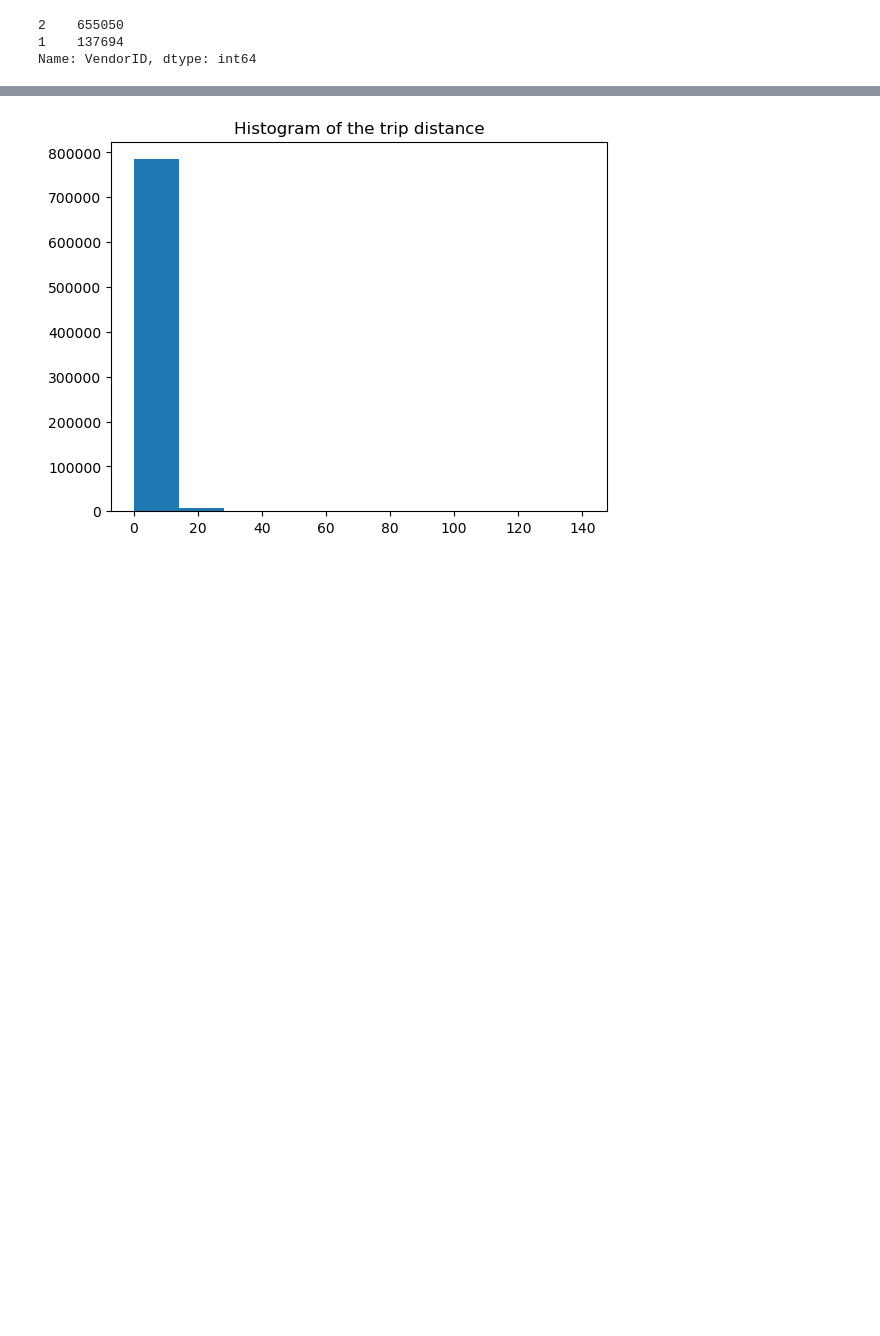
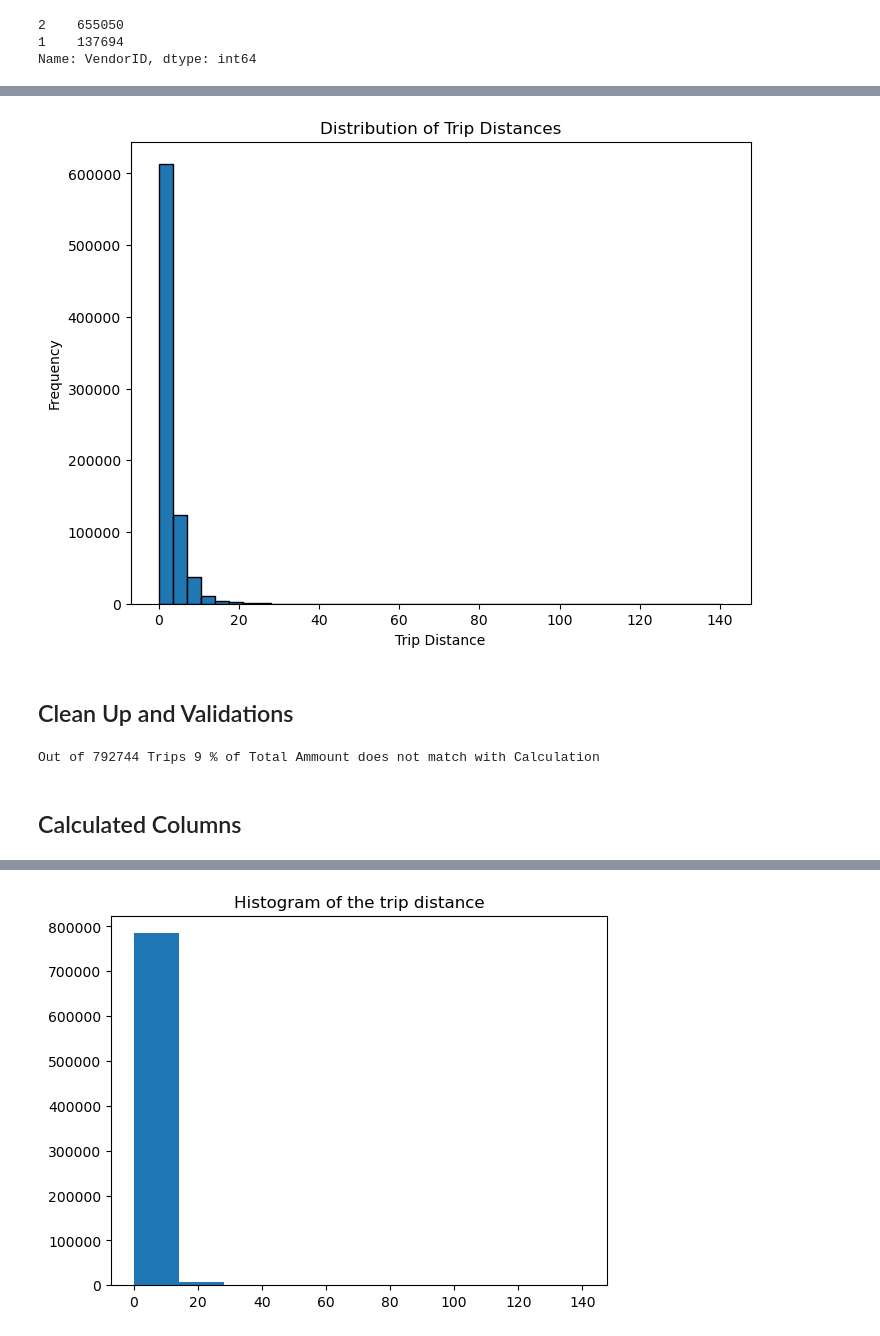
Before and after one commit to jaypareek/Analysis_NYC_GreenTaxiData, a Jupyter notebook: nyc_green_taxi_analysis.ipynb, the cells around one changed output, grey strips where cells are left out. Saved outputs shown, nothing was run; the diff lists cells and outputs as text; code cells hidden in the pictures; blank space fills up the shorter version.

```diff
--- a/nyc_green_taxi_analysis.ipynb
+++ b/nyc_green_taxi_analysis.ipynb
@@ -153,0 +178,21 @@ Name: VendorID, dtype: int64
+# %%
+plt.figure(figsize=(8, 6))
+plt.hist(trips['trip_distance'], bins=40, edgecolor='black')
+plt.xlabel('Trip Distance')
+plt.ylabel('Frequency')
+plt.title('Distribution of Trip Distances')
+plt.show()
+# %% [output]
+[figure, added]
+# %% [markdown]
+## Clean Up and Validations
+# %%
+Payment_Feilds = ['fare_amount', 'extra', 'mta_tax', 'tip_amount', 'tolls_amount', 'improvement_surcharge']
+trips['TotalFareAmount'] = trips[Payment_Feilds].sum(axis=1)
+trips['Match'] = trips['TotalFareAmount'] == trips['total_amount']
+filtered_df = trips[trips['Match'] == False]
+not_matching = (trips['Match'].value_counts()/len(trips))*100
+not_matching = '{:.1f}'.format(not_matching[0])
+print ("Out of " + str(len(trips)) + " Trips "+ str(not_matching[0]) + " % of Total Ammount does not match with Calculation")
+# %% [output]
+Out of 792744 Trips 9 % of Total Ammount does not match with Calculation
@@ -153,0 +209,2 @@ Name: VendorID, dtype: int64
+# %% [markdown]
+## Calculated Columns
```
Also changed, not shown: parts of 16 cells of this notebook, 1 other file.
